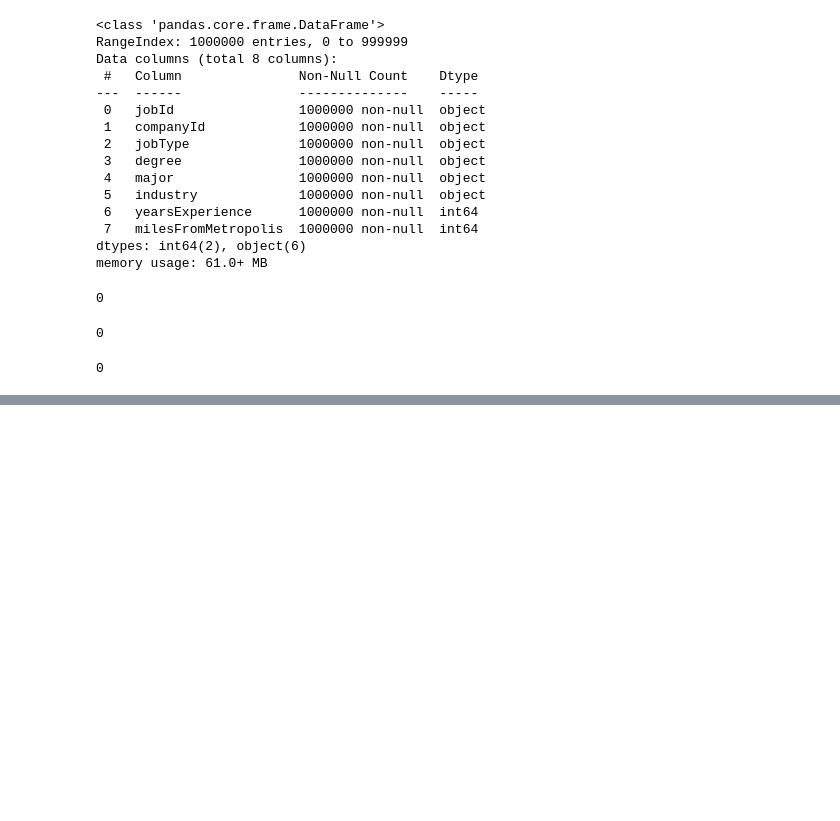
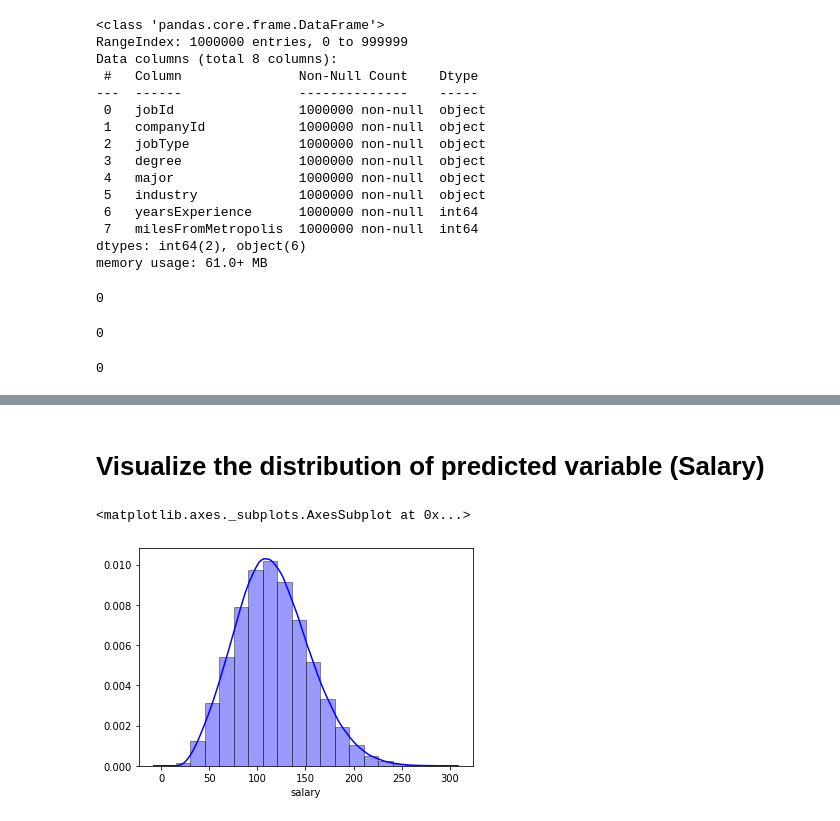
Before and after one commit to deepasyriac/Salary_Prediction_Portfolio_Project, a Jupyter notebook: Salary_Prediction_Portfolio_Project.ipynb, the cells around one changed output, grey strips where cells are left out. Saved outputs shown, nothing was run; the diff lists cells and outputs as text; code cells hidden in the pictures; blank space fills up the shorter version.

```diff
--- a/Salary_Prediction_Portfolio_Project.ipynb
+++ b/Salary_Prediction_Portfolio_Project.ipynb
@@ -126,0 +187,8 @@ train_df.head()
+# %% [markdown]
+# Visualize the distribution of predicted variable (Salary)
+# %%
+sns.distplot(train_df.salary , hist=True, bins= 20,color = 'blue',
+             hist_kws={'edgecolor':'black'})
+# %% [output]
+<matplotlib.axes._subplots.AxesSubplot at 0x...>
+[figure, added]
```
Also changed, not shown: parts of 58 cells of this notebook.
